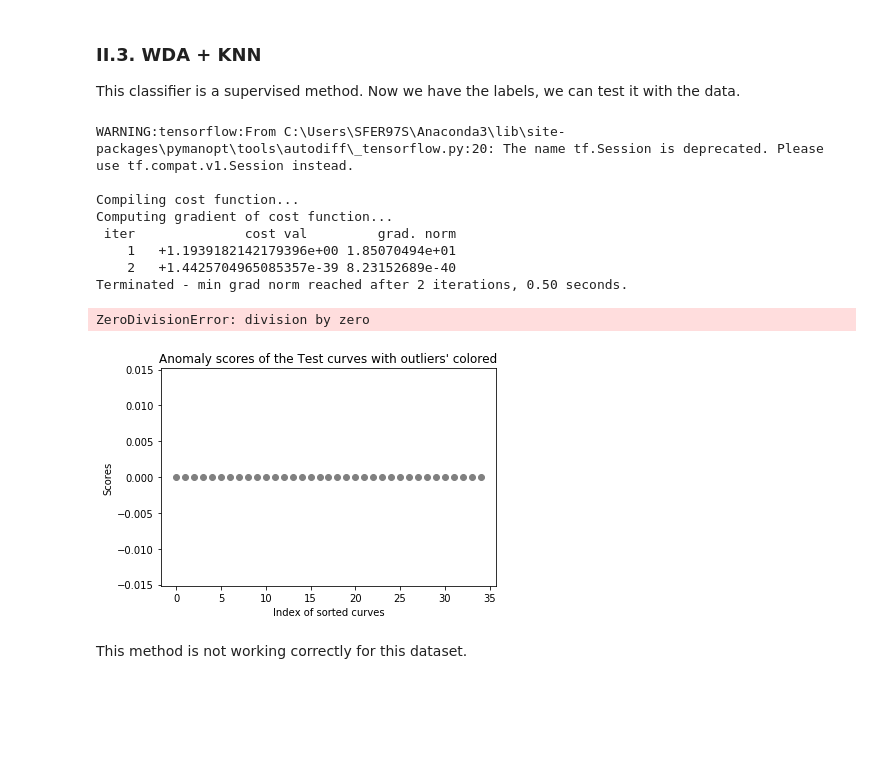
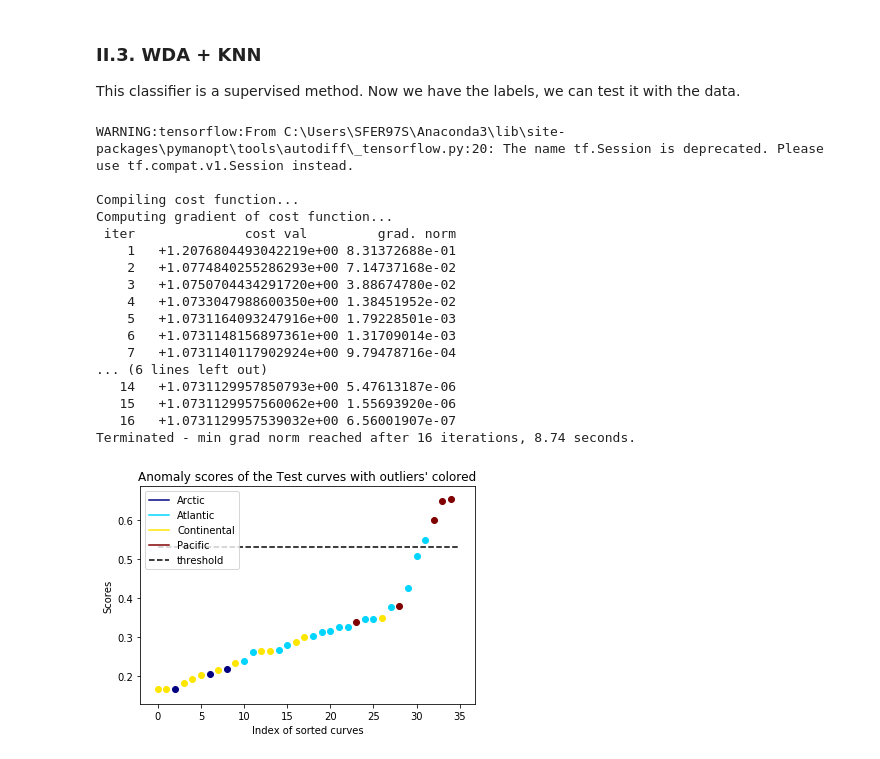
Before and after one commit to Clej/curve_shape_analysis, a Jupyter notebook: example2.ipynb, the cells around one changed output. Drawn from its saved outputs; the diff is of its cells as text; code cells hidden in the pictures; blank space fills up the shorter version.

Commit message:
Correct example2

```diff
--- a/example2.ipynb
+++ b/example2.ipynb
@@ -60,7 +60,7 @@ The algorithm is the version implemented by Guillaume Staermann, modified to be
 # %%
 params_fif = {'D': 'Brownian_bridge',
                 'subsample_size': 10}
-func_ifor = outlier_detection.IForest(functional=True, contamination=0.1, **params_fif)
+func_ifor = anomaly_detection.IForest(functional=True, contamination=0.1, **params_fif)
 func_ifor.fit(fd_smoothed)
 pred_ifor = func_ifor.predict(fd_smoothed)
 # %%
@@ -167,7 +167,7 @@ results
 This classifier is a supervised method. Now we have the labels, we can test it with the data.
 # %%
 from sklearn.neighbors import KNeighborsClassifier
-cc = outlier_detection.CustomClassifierWDA(clf=KNeighborsClassifier,
+cc = anomaly_detection.CustomClassifierWDA(clf=KNeighborsClassifier,
         projection_size=1, reg=100, contamination=0.1, n_neighbors=4)
 cc.fit(fd_smoothed, labels)
 pred_cc = cc.predict(fd_smoothed)
@@ -179,13 +179,19 @@ WARNING:tensorflow:From C:\Users\SFER97S\Anaconda3\lib\site-packages\pymanopt\to
 Compiling cost function...
 Computing gradient of cost function...
  iter              cost val         grad. norm
-    1   +1.1939182142179396e+00 1.85070494e+01
-    2   +1.4425704965085357e-39 8.23152689e-40
-Terminated - min grad norm reached after 2 iterations, 0.50 seconds.
+    1   +1.2076804493042219e+00 8.31372688e-01
+    2   +1.0774840255286293e+00 7.14737168e-02
+    3   +1.0750704434291720e+00 3.88674780e-02
+    4   +1.0733047988600350e+00 1.38451952e-02
+    5   +1.0731164093247916e+00 1.79228501e-03
+    6   +1.0731148156897361e+00 1.31709014e-03
+    7   +1.0731140117902924e+00 9.79478716e-04
+... (6 lines left out)
+   14   +1.0731129957850793e+00 5.47613187e-06
+   15   +1.0731129957560062e+00 1.55693920e-06
+   16   +1.0731129957539032e+00 6.56001907e-07
+Terminated - min grad norm reached after 16 iterations, 8.74 seconds.
-ZeroDivisionError: division by zero
 # %%
-cc.plot_scores(fd_smoothed)
+cc.plot_scores(fd_smoothed, targets, target_names)
 # %% [output]
-[figure, old version]
+[figure, new version]
-# %% [markdown]
-This method is not working correctly for this dataset.
```
Also changed, not shown: parts of 21 cells of this notebook.
